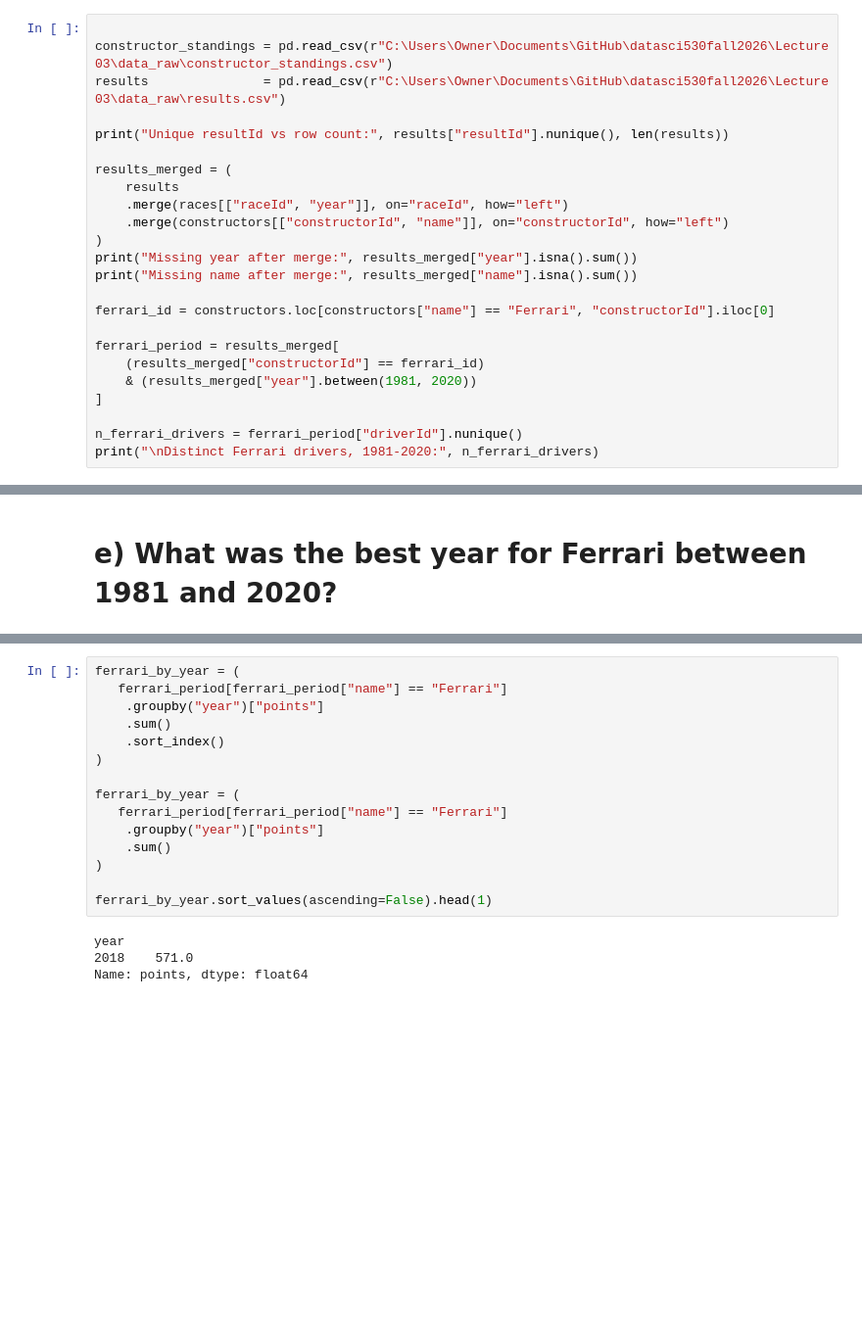
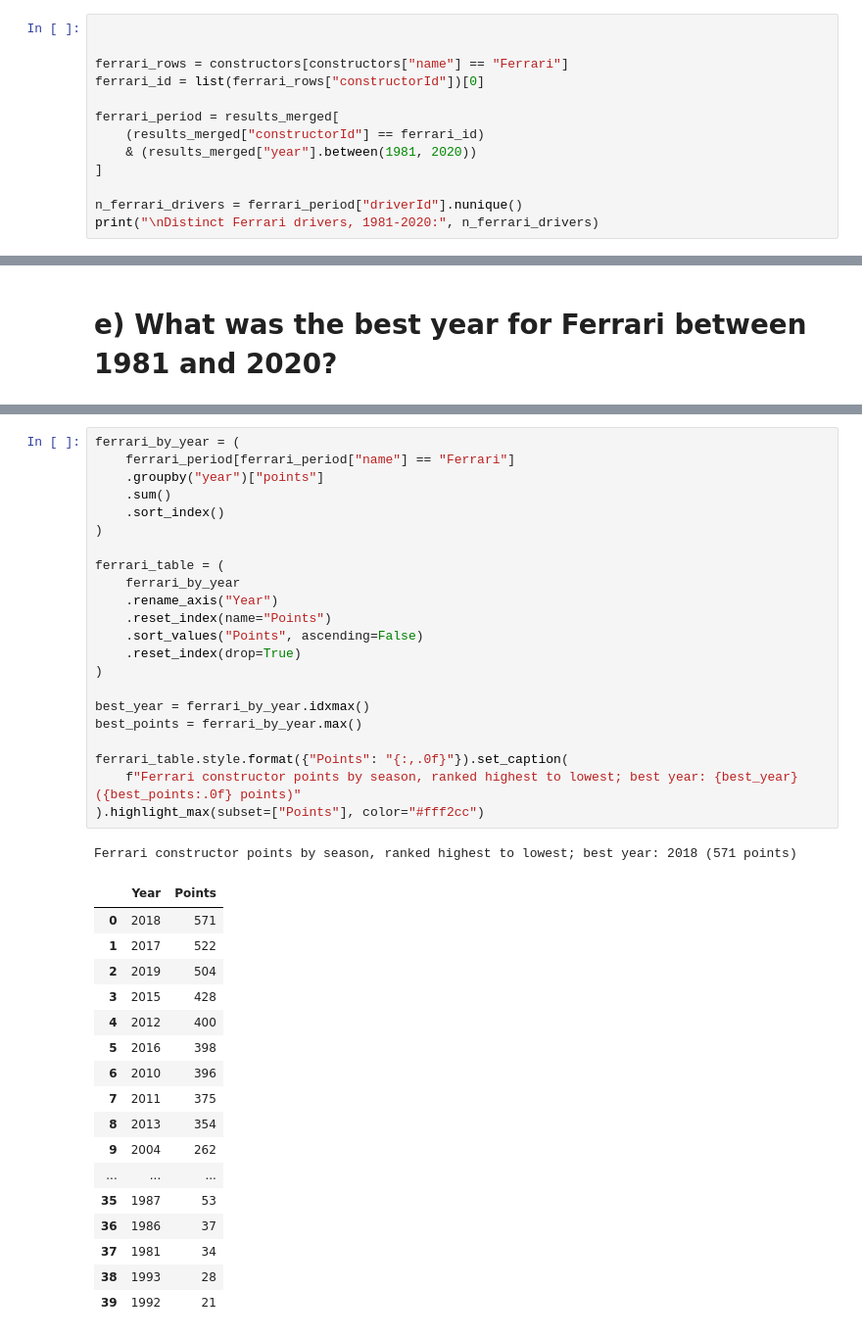
Before and after one commit to basilqueen/datasci530fall2026, a Jupyter notebook: Lecture 03/Assignment 2/Assignment2_WB.ipynb, the cells around one changed output, grey strips where cells are left out. Shown at 98% size. Saved outputs shown, nothing was run; the diff lists cells and outputs as text; blank space fills up the shorter version.

Commit message:
Assignment 2 and Lecture 7 and Assignment 3

```diff
--- a/Lecture 03/Assignment 2/Assignment2_WB.ipynb
+++ b/Lecture 03/Assignment 2/Assignment2_WB.ipynb
@@ -205,19 +224,8 @@ First, I read the CSV files, merged files, and checked for errors with the merge
 # %%
 
-constructor_standings = pd.read_csv(r"C:\Users\Owner\Documents\GitHub\datasci530fall2026\Lecture 03\data_raw\constructor_standings.csv")
-results               = pd.read_csv(r"C:\Users\Owner\Documents\GitHub\datasci530fall2026\Lecture 03\data_raw\results.csv")
 
-print("Unique resultId vs row count:", results["resultId"].nunique(), len(results))
-
-results_merged = (
-    results
-    .merge(races[["raceId", "year"]], on="raceId", how="left")
-    .merge(constructors[["constructorId", "name"]], on="constructorId", how="left")
-)
-print("Missing year after merge:", results_merged["year"].isna().sum())
-print("Missing name after merge:", results_merged["name"].isna().sum())
-
-ferrari_id = constructors.loc[constructors["name"] == "Ferrari", "constructorId"].iloc[0]
+ferrari_rows = constructors[constructors["name"] == "Ferrari"]
+ferrari_id = list(ferrari_rows["constructorId"])[0]
 
 ferrari_period = results_merged[
     (results_merged["constructorId"] == ferrari_id)
@@ -244,20 +250,42 @@ In order to determine the best year, descending **points** were examined by year
 # %%
 ferrari_by_year = (
-   ferrari_period[ferrari_period["name"] == "Ferrari"]
+    ferrari_period[ferrari_period["name"] == "Ferrari"]
     .groupby("year")["points"]
     .sum()
     .sort_index()
 )
 
-ferrari_by_year = (
-   ferrari_period[ferrari_period["name"] == "Ferrari"]
-    .groupby("year")["points"]
-    .sum()
+ferrari_table = (
+    ferrari_by_year
+    .rename_axis("Year")
+    .reset_index(name="Points")
+    .sort_values("Points", ascending=False)
+    .reset_index(drop=True)
 )
 
-ferrari_by_year.sort_values(ascending=False).head(1)
+best_year = ferrari_by_year.idxmax()
+best_points = ferrari_by_year.max()
+
+ferrari_table.style.format({"Points": "{:,.0f}"}).set_caption(
+    f"Ferrari constructor points by season, ranked highest to lowest; best year: {best_year} ({best_points:.0f} points)"
+).highlight_max(subset=["Points"], color="#fff2cc")
 # %% [output]
-year
-2018    571.0
-Name: points, dtype: float64
+Ferrari constructor points by season, ranked highest to lowest; best year: 2018 (571 points)
+|  | Year | Points |
+| 0 | 2018 | 571 |
+| 1 | 2017 | 522 |
+| 2 | 2019 | 504 |
+| 3 | 2015 | 428 |
+| 4 | 2012 | 400 |
+| 5 | 2016 | 398 |
+| 6 | 2010 | 396 |
+| 7 | 2011 | 375 |
+| 8 | 2013 | 354 |
+| 9 | 2004 | 262 |
+| ... | ... | ... |
+| 35 | 1987 | 53 |
+| 36 | 1986 | 37 |
+| 37 | 1981 | 34 |
+| 38 | 1993 | 28 |
+| 39 | 1992 | 21 |
 # %% [markdown]
```
Also changed, not shown: parts of 20 cells of this notebook, 8 other files.
